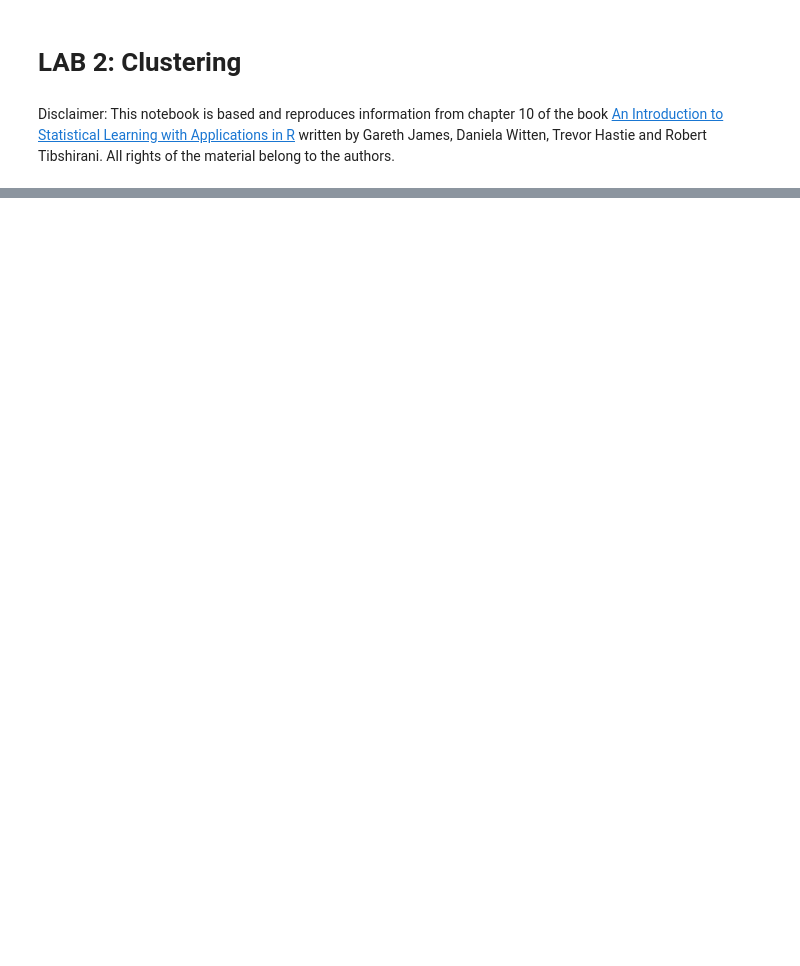
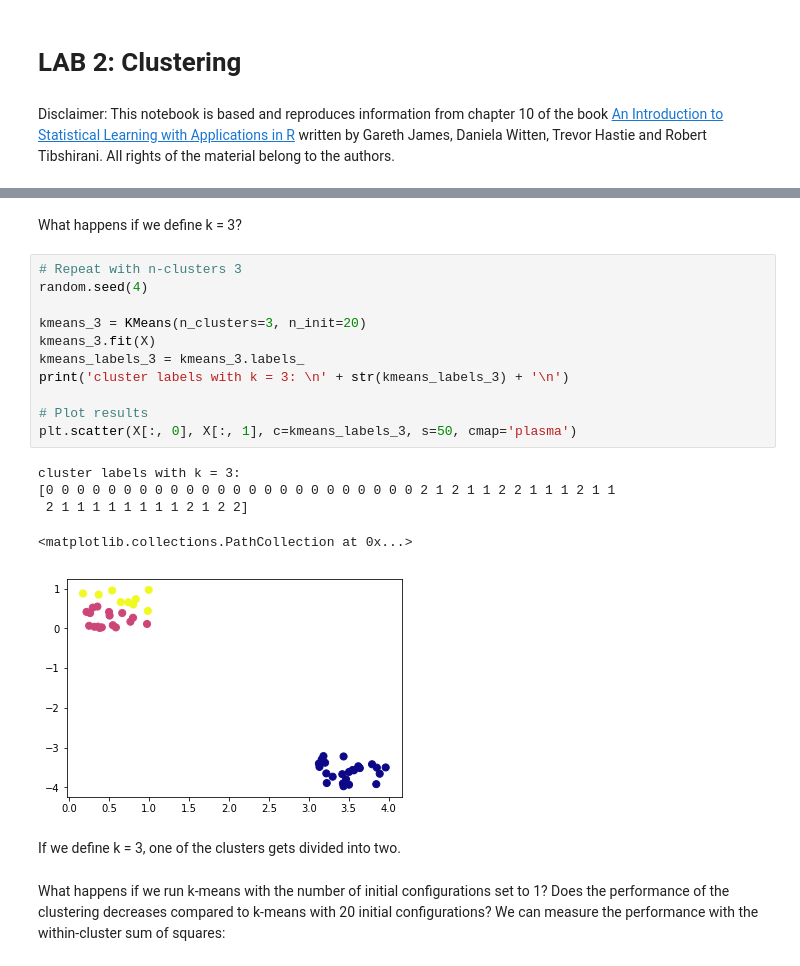
Before and after one commit to martinagvilas/intro_stat_learning, a Jupyter notebook: notebooks/lab2_clustering.ipynb, the cells around one changed output, grey strips where cells are left out. Cells and saved outputs as stored; diff of their text form; blank space fills up the shorter version.

```diff
--- a/notebooks/lab2_clustering.ipynb
+++ b/notebooks/lab2_clustering.ipynb
@@ -289,0 +144,23 @@ print(cutree)
+# %% [markdown]
+What happens if we define k = 3?
+# %%
+# Repeat with n-clusters 3
+random.seed(4)
+
+kmeans_3 = KMeans(n_clusters=3, n_init=20)
+kmeans_3.fit(X)
+kmeans_labels_3 = kmeans_3.labels_
+print('cluster labels with k = 3: \n' + str(kmeans_labels_3) + '\n')
+
+# Plot results
+plt.scatter(X[:, 0], X[:, 1], c=kmeans_labels_3, s=50, cmap='plasma')
+# %% [output]
+cluster labels with k = 3:
+[0 0 0 0 0 0 0 0 0 0 0 0 0 0 0 0 0 0 0 0 0 0 0 0 2 1 2 1 1 2 2 1 1 1 2 1 1
+ 2 1 1 1 1 1 1 1 1 2 1 2 2]
+<matplotlib.collections.PathCollection at 0x...>
+[figure, added]
+# %% [markdown]
+If we define k = 3, one of the clusters gets divided into two.
+# %% [markdown]
+What happens if we run k-means with the number of initial configurations set to 1? Does the performance of the clustering decreases compared to k-means with 20 initial configurations? We can measure the performance with the within-cluster sum of squares:
```
Also changed, not shown: parts of 47 cells of this notebook.
